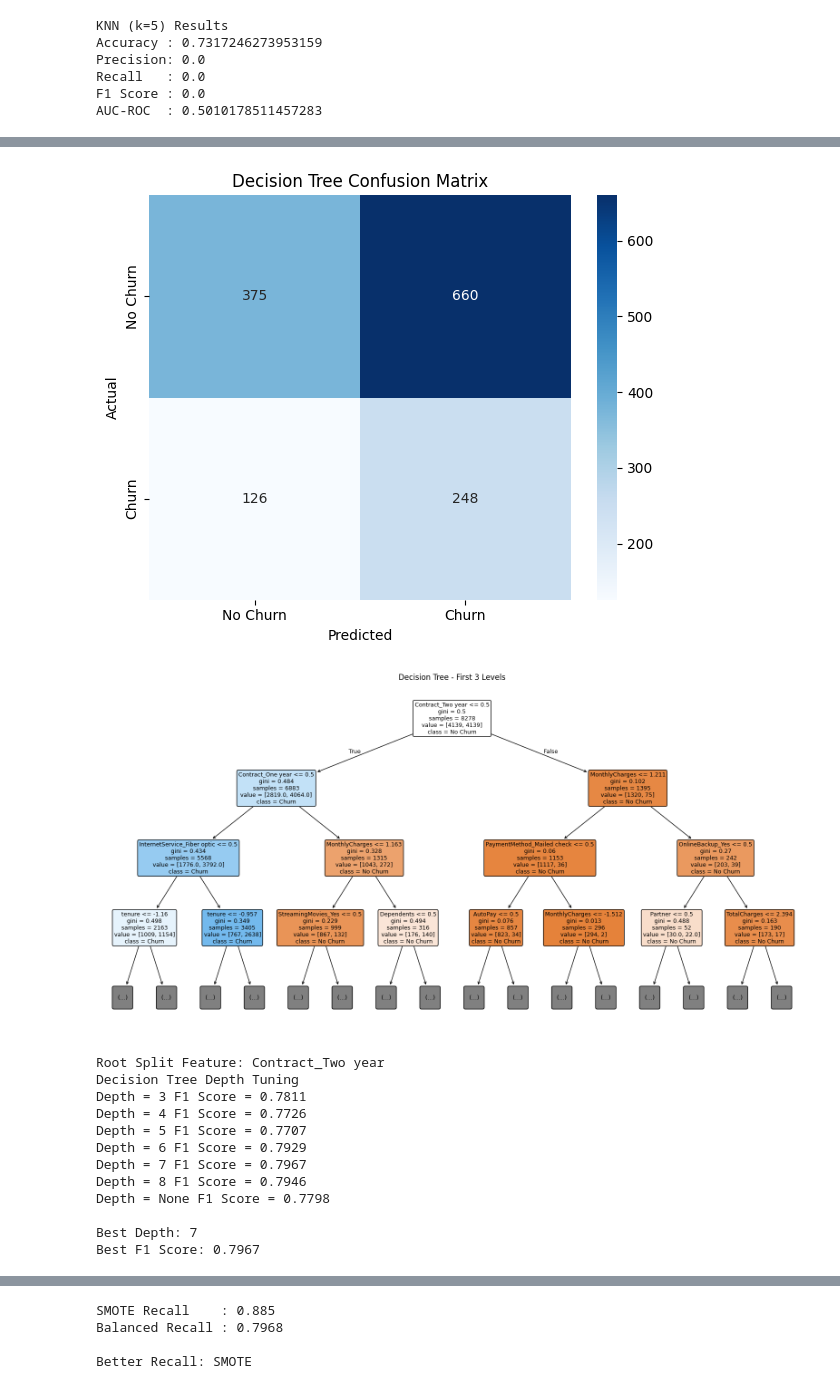
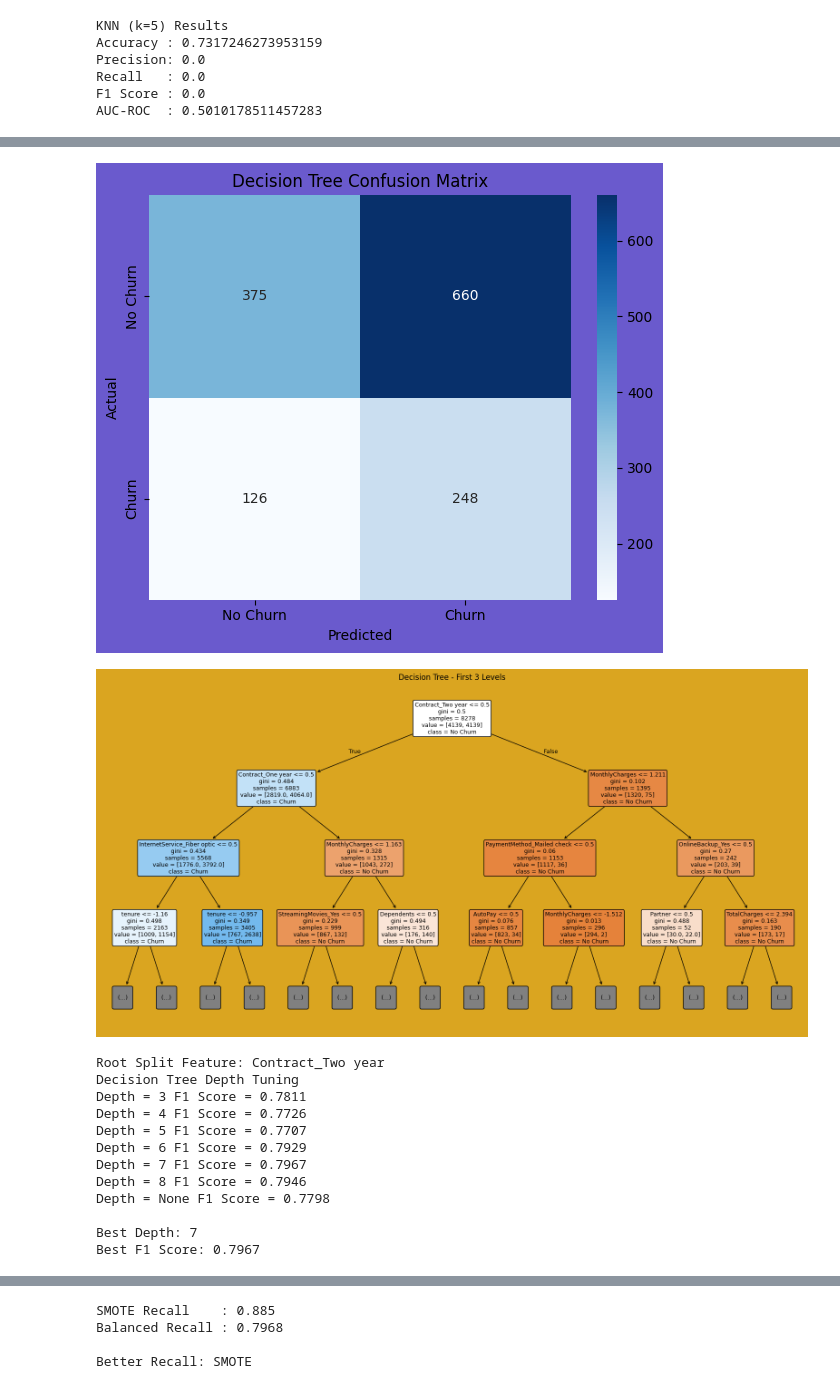
Before and after one commit to zalarahul973-design/Supervised-Learning-practical_Exam-Customer-Churn-Prediction-Multi-Algorithm-Classification-Showdown, a Jupyter notebook: practical.ipynb, the cells around one changed output, grey strips where cells are left out. Cells and saved outputs as stored; diff of their text form; code cells hidden in the pictures.

```diff
--- a/practical.ipynb
+++ b/practical.ipynb
@@ -959,7 +958,7 @@ print("AUC-ROC  :", roc_auc_score(y_test, y_prob_dt))
 # Confusion Matrix
 cm = confusion_matrix(y_test, y_pred_dt)
 
-plt.figure(figsize=(6, 5))
+plt.figure(figsize=(6, 5),facecolor="slateblue")
 
 sns.heatmap(
     cm,
@@ -981,7 +980,7 @@ plt.show()
 
 
 
-plt.figure(figsize=(20, 10))
+plt.figure(figsize=(20, 10),facecolor="goldenrod")
 
 plot_tree(
     dt_model,
@@ -1049,7 +1048,7 @@ plot_depths = [
     3, 4, 5, 6, 7, 8, -1
 ]
 
-plt.figure(figsize=(8, 5))
+plt.figure(figsize=(8, 5),facecolor="mintcream")
 
 plt.plot(
     plot_depths,
@@ -1098,36 +1097,36 @@ feature_importance = (
         ascending=False
     )
 )
 
 # Top 15 features
 top_15 = feature_importance.head(15)
 
 print("Top 15 Important Features:")
 print(top_15)
 
 # 6. Top 15 Feature Importances — Sorted Bar Chart
-plt.figure(figsize=(10, 7))
+plt.figure(figsize=(10, 7),facecolor="crimson")
 
 plt.barh(
     top_15["Feature"][::-1],
     top_15["Importance"][::-1]
 )
 
 plt.xlabel("Feature Importance")
 plt.ylabel("Features")
 plt.title("Top 15 Decision Tree Feature Importances")
 
 plt.tight_layout()
 plt.show()
 # %% [output]
 Decision Tree Results
 Accuracy : 0.44215755855216465
 Precision: 0.27312775330396477
 Recall   : 0.6631016042780749
 F1 Score : 0.3868954758190328
 AUC-ROC  : 0.4627166808752486
-[figure, old version]
+[figure, new version]
-[figure, old version]
+[figure, new version]
 Root Split Feature: Contract_Two year
 Decision Tree Depth Tuning
 Depth = 3 F1 Score = 0.7811
```
Also changed, not shown: parts of 11 cells of this notebook.
